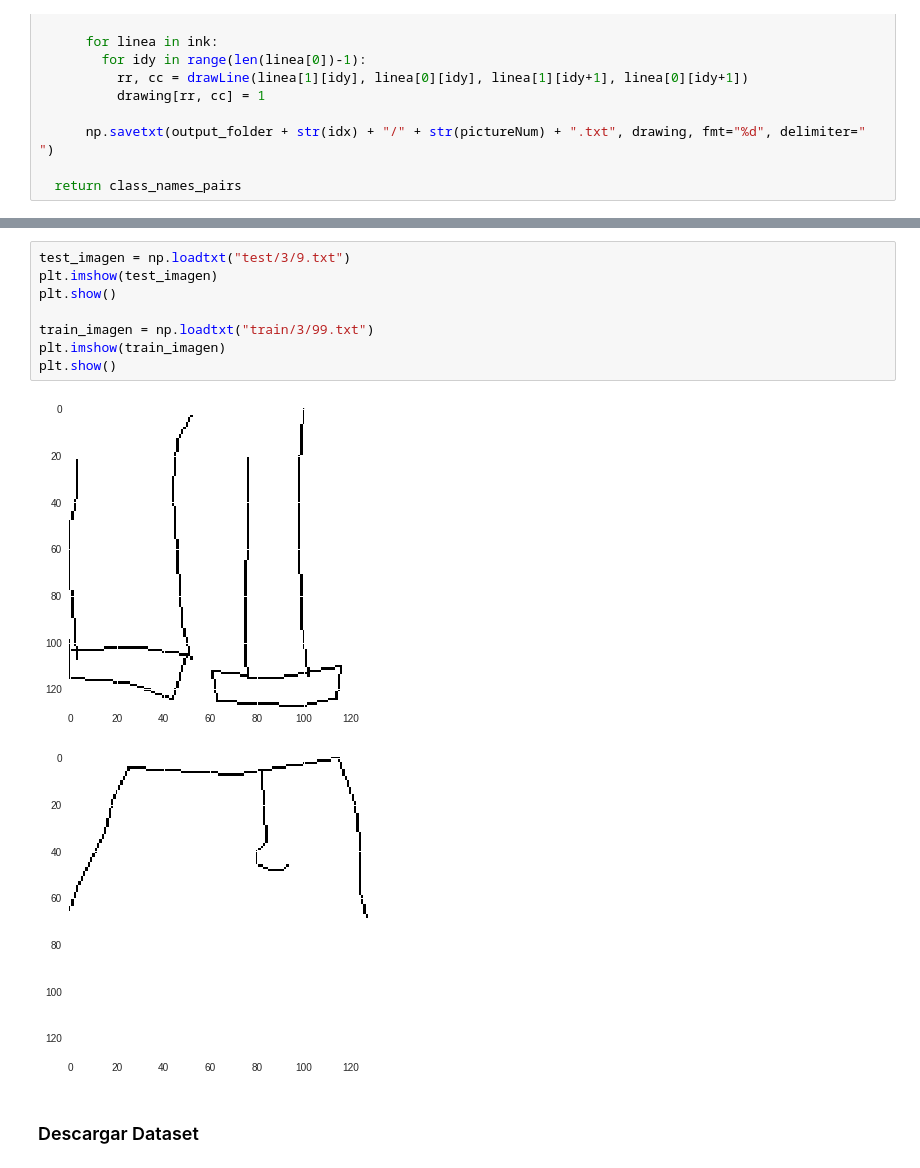
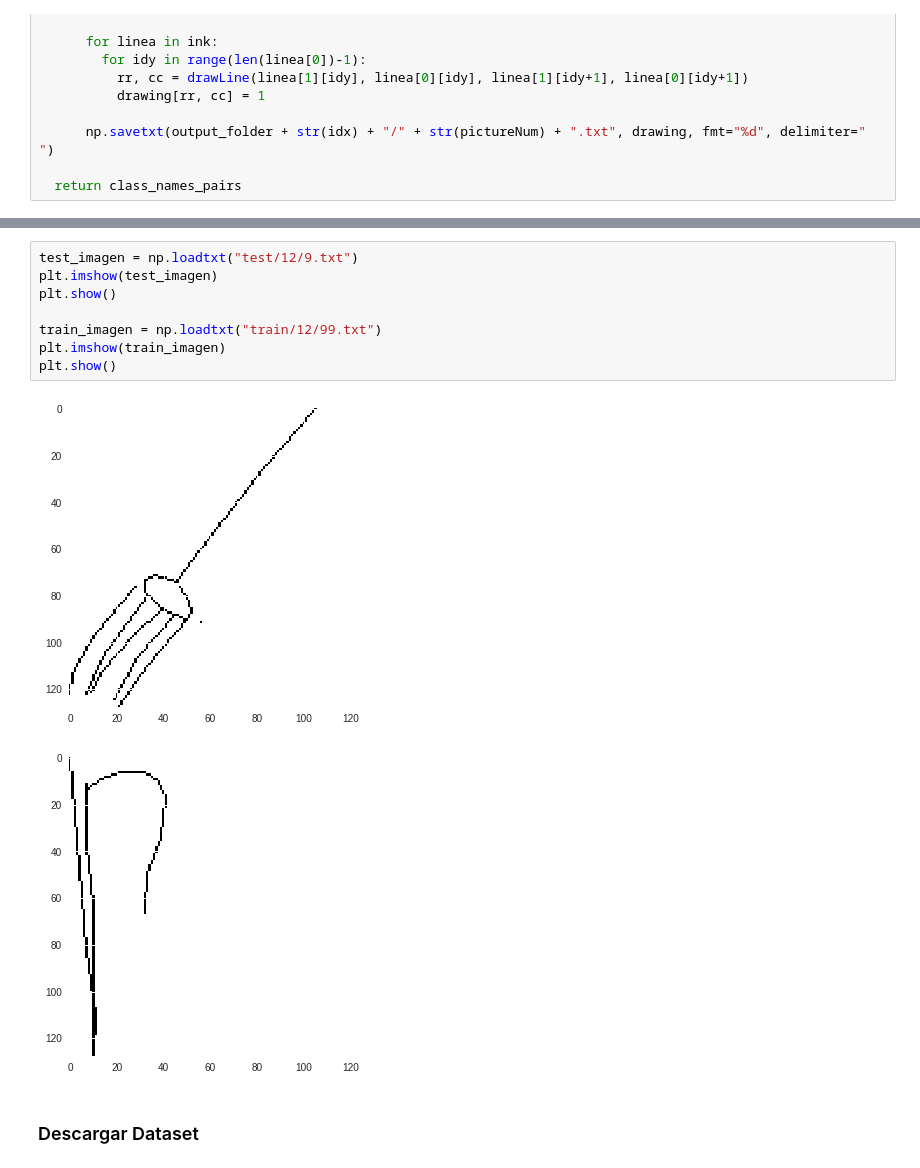
Before and after one commit to martinKindall/deep_learning_uchile, a Jupyter notebook: tarea2/Tarea2_deep_learning.ipynb, the cells around one changed output, grey strips where cells are left out. Drawn from its saved outputs; the diff is of its cells as text.

```diff
--- a/tarea2/Tarea2_deep_learning.ipynb
+++ b/tarea2/Tarea2_deep_learning.ipynb
@@ -272,14 +247,14 @@ class_names_test = convert_data(".",
 # %%
-test_imagen = np.loadtxt("test/3/9.txt")
+test_imagen = np.loadtxt("test/12/9.txt")
 plt.imshow(test_imagen)
 plt.show()
 
-train_imagen = np.loadtxt("train/3/99.txt")
+train_imagen = np.loadtxt("train/12/99.txt")
 plt.imshow(train_imagen)
 plt.show()
 # %% [output]
-[figure, old version]
+[figure, new version]
-[figure, old version]
+[figure, new version]
 # %% [markdown]
 ### Descargar Dataset
 # %%
```
Also changed, not shown: parts of 19 cells of this notebook, 8 other files.
